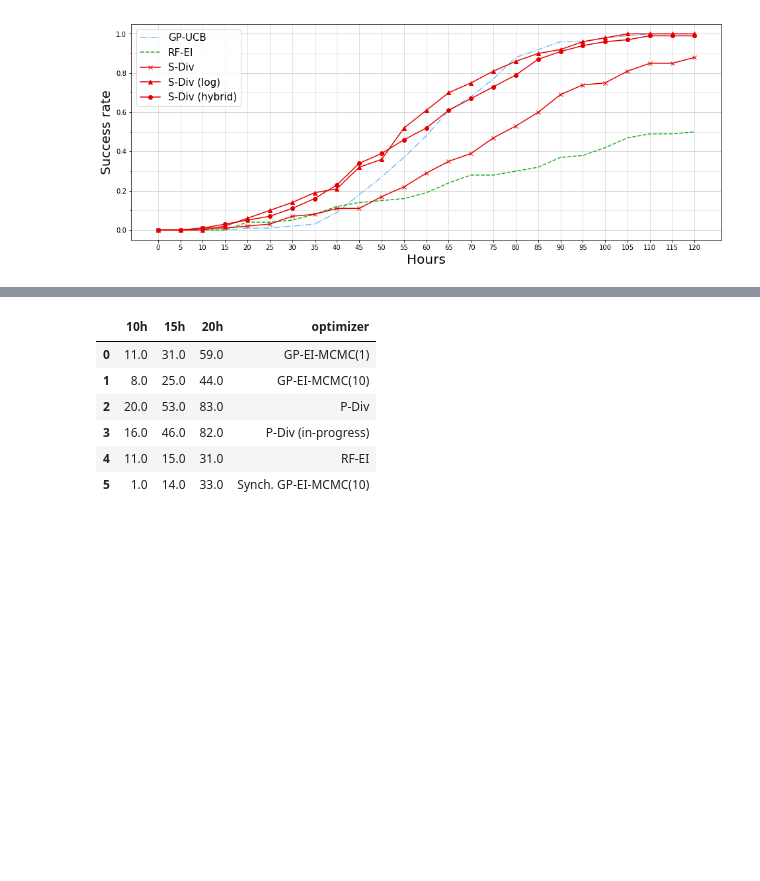
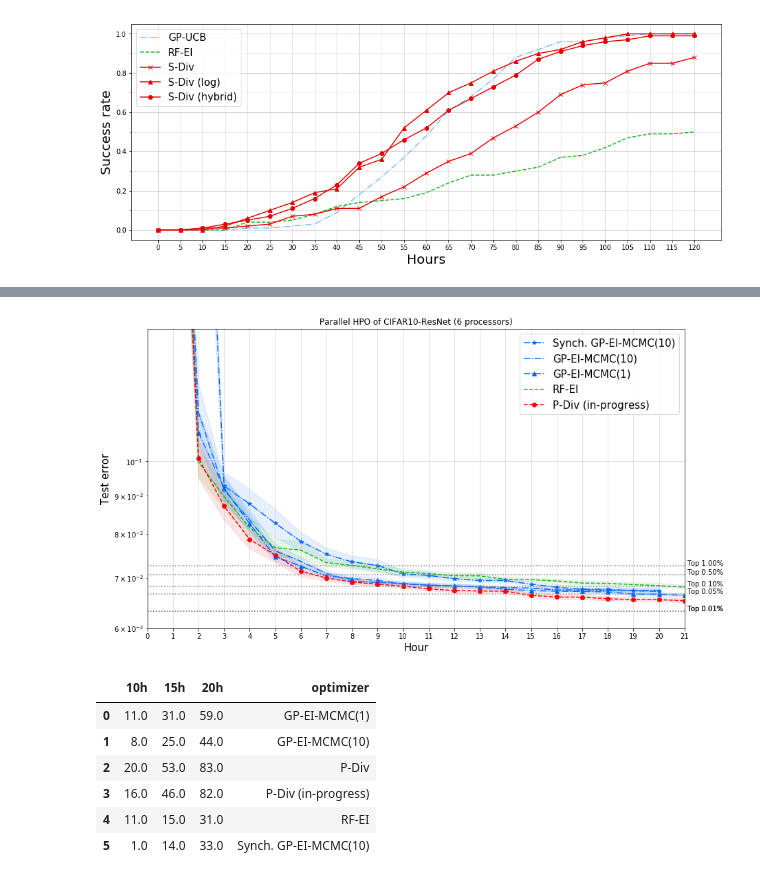
Before and after one commit to yongjinkim49/ecml, a Jupyter notebook: results/[ICML19] CIFAR10-ResNet performance evaluation.ipynb, the cells around one changed output, grey strips where cells are left out. Drawn from its saved outputs; the diff is of its cells as text; code cells hidden in the pictures; blank space fills up the shorter version.

```diff
--- a/results/[ICML19] CIFAR10-ResNet performance evaluation.ipynb
+++ b/results/[ICML19] CIFAR10-ResNet performance evaluation.ipynb
@@ -132,3 +141,19 @@ draw_success_rate_fig(results_6, target_goal =s['accuracy'], x_max=22, criteria=
+# %%
+selected = ['Synch. GP-EI-MCMC(10)', 'GP-EI-MCMC(10)', 'GP-EI-MCMC(1)', 'RF-EI', 'P-Div (in-progress)']
+
+n_p = 6
+num_trials = 100
+flat_results_6 = {'Synch. GP-EI-MCMC(10)': results_6['Synch. GP-EI-MCMC(10)']}
+
+for opt_name in [ 'GP-EI-MCMC(10)', 'GP-EI-MCMC(1)', 'RF-EI', 'P-Div (in-progress)']:
+    sr_r = flatten_results(n_p, results_6, opt_name, num_trials)
+    flat_results_6[opt_name] = sr_r
+
+draw_best_error_curve(flat_results_6, selected, 21,
+                      ylim=(.06, 0.15), xlim=(0, 21), summary=True, guidelines=stats, x_steps=1, style_format=restyle,
+                      title="Parallel HPO of {} (6 processors)".format(dataset_name))
+# %% [output]
+[figure, added]
 # %%
 # For table generation
 summary = []
```
Also changed, not shown: parts of 8 cells of this notebook, 5 other files.
